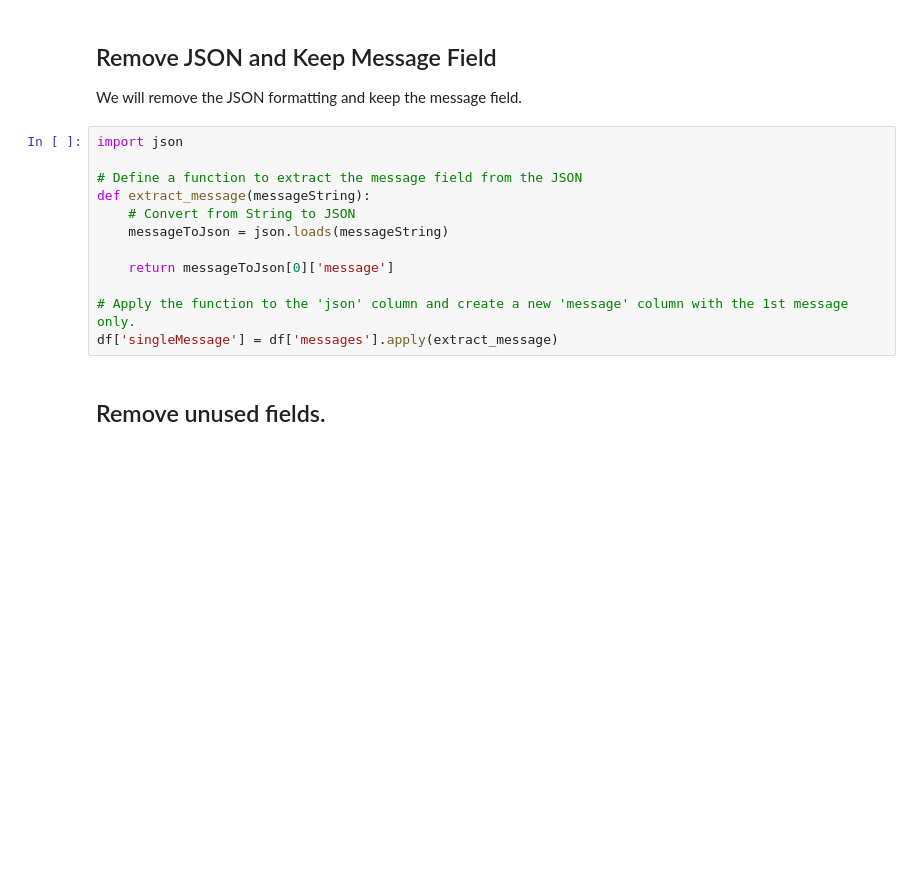
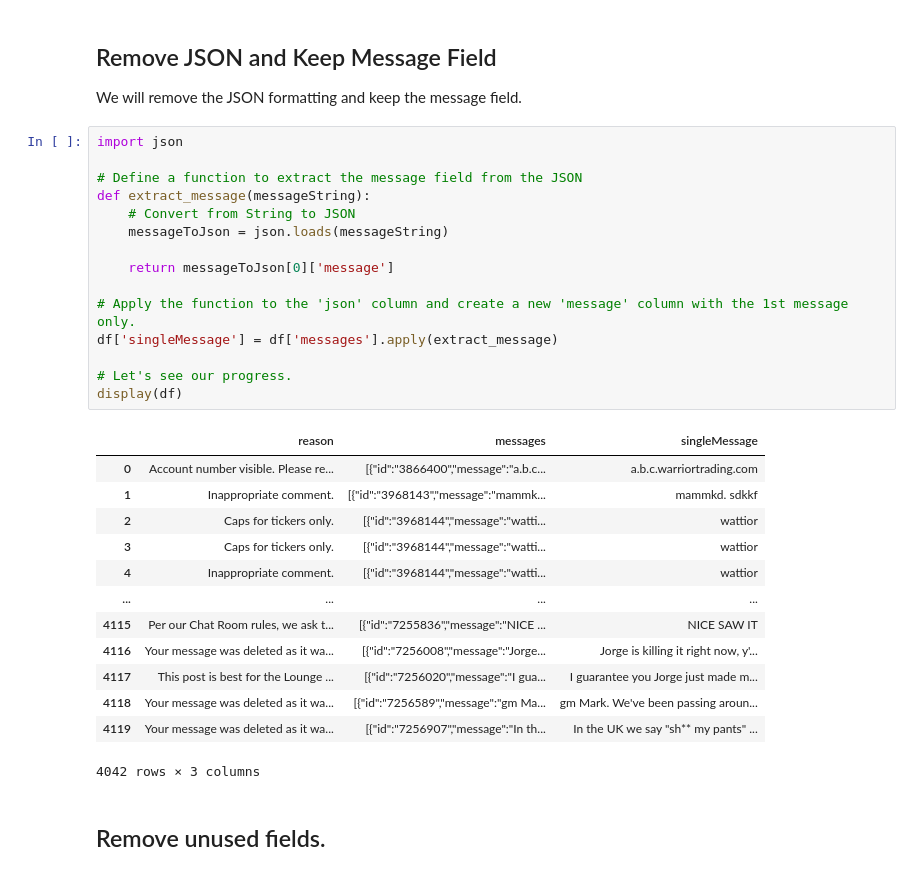
Before and after one commit to duaneleem/research.mldevops, a Jupyter notebook: message-categorization/rnn-softmax-multi-class-text-classify/preprocess-data.ipynb, the cells around one changed output. Cells and saved outputs as stored; diff of their text form; blank space fills up the shorter version.

```diff
--- a/message-categorization/rnn-softmax-multi-class-text-classify/preprocess-data.ipynb
+++ b/message-categorization/rnn-softmax-multi-class-text-classify/preprocess-data.ipynb
@@ -86,15 +107,32 @@ We will remove the JSON formatting and keep the message field.
 # %%
 import json
 
 # Define a function to extract the message field from the JSON
 def extract_message(messageString):
     # Convert from String to JSON
     messageToJson = json.loads(messageString)
 
     return messageToJson[0]['message']
 
 # Apply the function to the 'json' column and create a new 'message' column with the 1st message only.
 df['singleMessage'] = df['messages'].apply(extract_message)
+
+# Let's see our progress.
+display(df)
+# %% [output]
+|  | reason | messages | singleMessage |
+| 0 | Account number visible. Please re... | [{"id":"3866400","message":"a.b.c... | a.b.c.warriortrading.com |
+| 1 | Inappropriate comment. | [{"id":"3968143","message":"mammk... | mammkd. sdkkf |
+| 2 | Caps for tickers only. | [{"id":"3968144","message":"watti... | wattior |
+| 3 | Caps for tickers only. | [{"id":"3968144","message":"watti... | wattior |
+| 4 | Inappropriate comment. | [{"id":"3968144","message":"watti... | wattior |
+| ... | ... | ... | ... |
+| 4115 | Per our Chat Room rules, we ask t... | [{"id":"7255836","message":"NICE ... | NICE SAW IT |
+| 4116 | Your message was deleted as it wa... | [{"id":"7256008","message":"Jorge... | Jorge is killing it right now, y'... |
+| 4117 | This post is best for the Lounge ... | [{"id":"7256020","message":"I gua... | I guarantee you Jorge just made m... |
+| 4118 | Your message was deleted as it wa... | [{"id":"7256589","message":"gm Ma... | gm Mark. We've been passing aroun... |
+| 4119 | Your message was deleted as it wa... | [{"id":"7256907","message":"In th... | In the UK we say "sh** my pants" ... |
+4042 rows × 3 columns
 # %% [markdown]
 ## Remove unused fields.
 # %%
```
Also changed, not shown: parts of 17 cells of this notebook.
